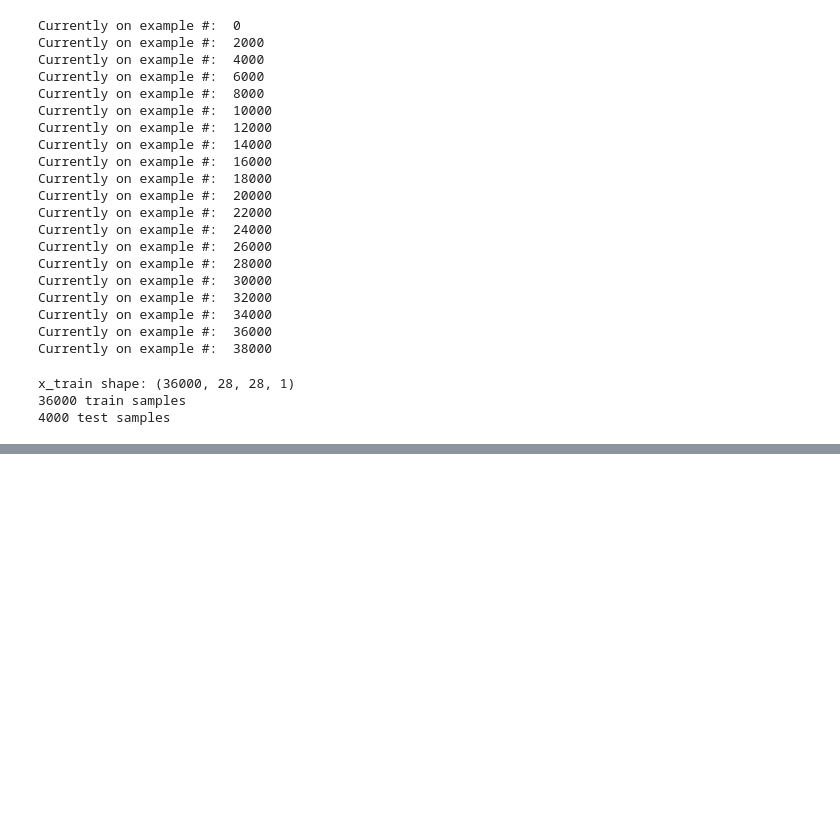
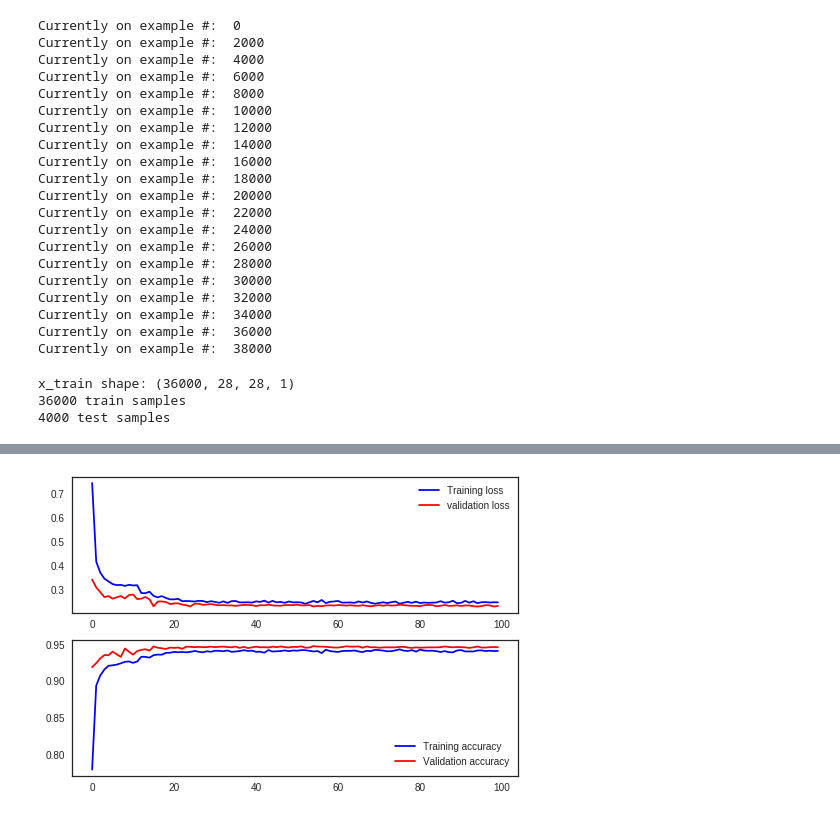
Before and after one commit to parthkhanna150/MNIST_Image_Classifier, a Jupyter notebook: hope_to_beat_akshal_score.ipynb, the cells around one changed output, grey strips where cells are left out. Cells and saved outputs as stored; diff of their text form; code cells hidden in the pictures; blank space fills up the shorter version.

```diff
--- a/hope_to_beat_akshal_score.ipynb
+++ b/hope_to_beat_akshal_score.ipynb
@@ -274,0 +318,9 @@ Test accuracy: 0.9355
+# %%
+learning_rate_reduction = ReduceLROnPlateau(monitor='val_acc',
+                                            patience=3,
+                                            verbose=1,
+                                            factor=0.5,
+                                            min_lr=0.00001)
+# %%
+epochs = 100 # Turn epochs to 30 to get 0.9967 accuracy
+batch_size = 86
@@ -274,0 +411,11 @@ Test accuracy: 0.9355
+# %%
+fig, ax = plt.subplots(2,1)
+ax[0].plot(history.history['loss'], color='b', label="Training loss")
+ax[0].plot(history.history['val_loss'], color='r', label="validation loss",axes =ax[0])
+legend = ax[0].legend(loc='best', shadow=True)
+
+ax[1].plot(history.history['acc'], color='b', label="Training accuracy")
+ax[1].plot(history.history['val_acc'], color='r',label="Validation accuracy")
+legend = ax[1].legend(loc='best', shadow=True)
+# %% [output]
+[figure, added]
```
Also changed, not shown: parts of 10 cells of this notebook.
